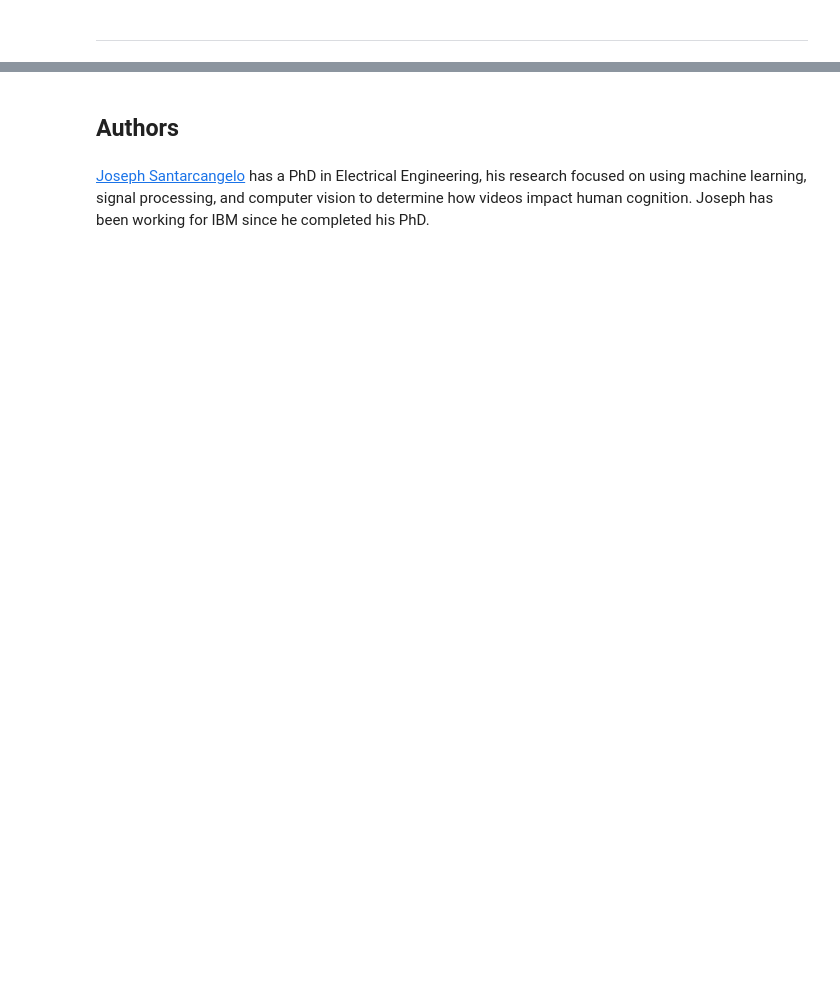
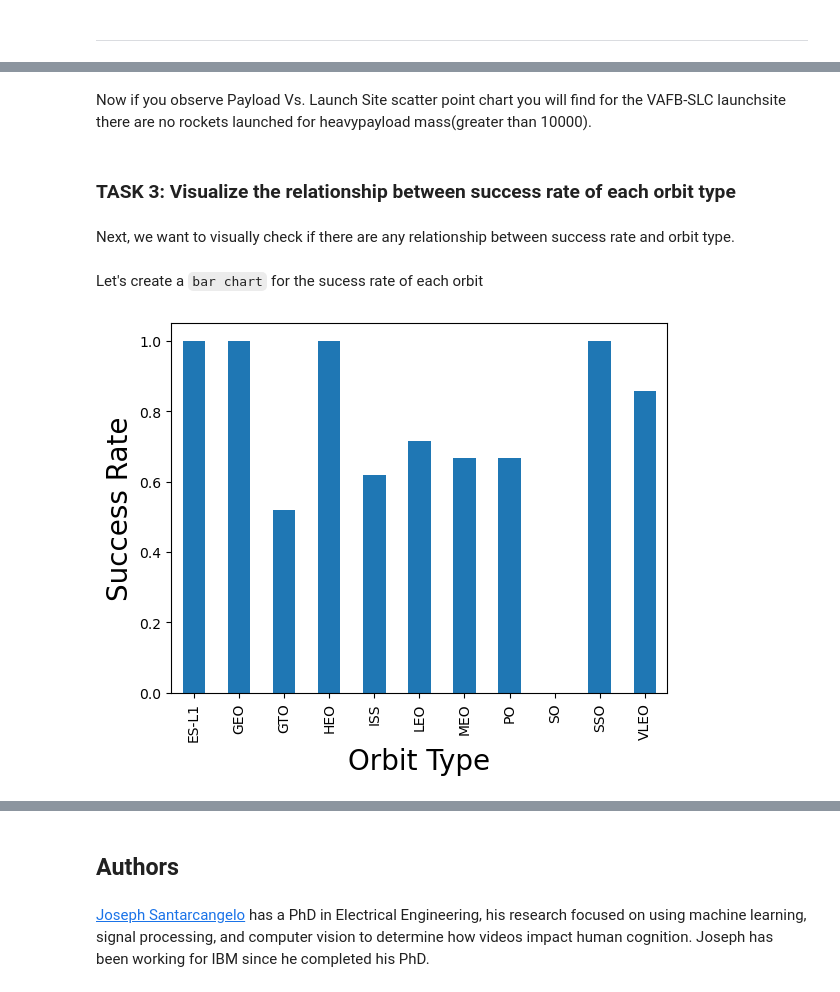
Before and after one commit to kumar12328/Master, a Jupyter notebook: Capstone Project.ipynb, the cells around one changed output, grey strips where cells are left out. Cells and saved outputs as stored; diff of their text form; code cells hidden in the pictures; blank space fills up the shorter version.

```diff
--- a/Capstone Project.ipynb
+++ b/Capstone Project.ipynb
@@ -321,0 +109,16 @@ Accuracy for K nearsdt neighbors method: 0.8333333333333334
+# %% [markdown]
+Now if you observe Payload Vs. Launch Site scatter point chart you will find for the VAFB-SLC  launchsite there are no  rockets  launched for  heavypayload mass(greater than 10000).
+# %% [markdown]
+### TASK  3: Visualize the relationship between success rate of each orbit type
+# %% [markdown]
+Next, we want to visually check if there are any relationship between success rate and orbit type.
+# %% [markdown]
+Let's create a `bar chart` for the sucess rate of each orbit
+# %%
+# HINT use groupby method on Orbit column and get the mean of Class column
+df.groupby("Orbit").mean()['Class'].plot(kind='bar')
+plt.xlabel("Orbit Type",fontsize=20)
+plt.ylabel("Success Rate",fontsize=20)
+plt.show()
+# %% [output]
+[figure, added]
```
Also changed, not shown: parts of 123 cells of this notebook.
